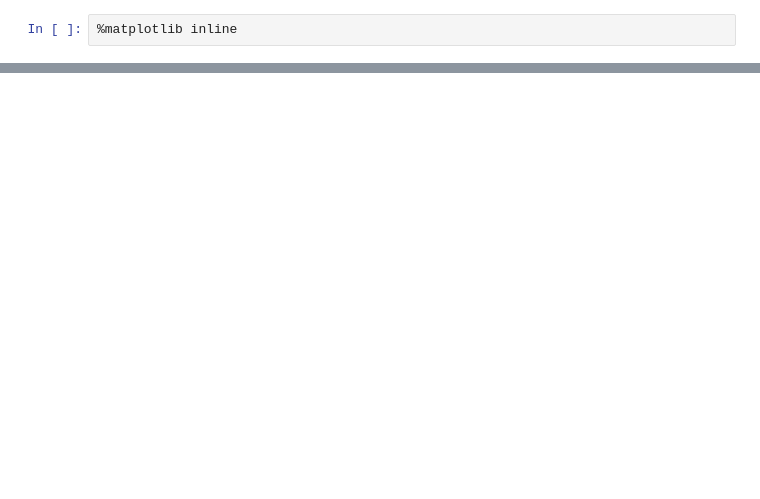
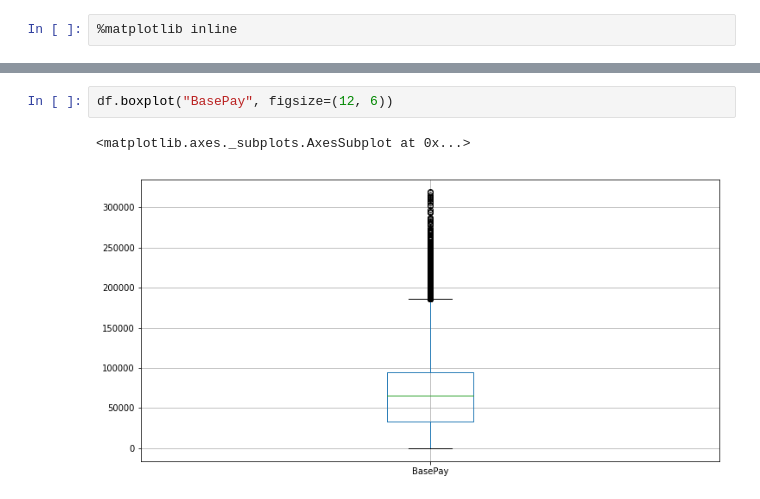
Before and after one commit to jslimaye/Data-Mining, a Jupyter notebook: Experiment2.ipynb, the cells around one changed output, grey strips where cells are left out. Saved outputs shown, nothing was run; the diff lists cells and outputs as text; blank space fills up the shorter version.

```diff
--- a/Experiment2.ipynb
+++ b/Experiment2.ipynb
@@ -53,0 +100,5 @@ sns.jointplot(x="Year", y="TotalPay", data=df, size=5)
+# %%
+df.boxplot("BasePay", figsize=(12, 6))
+# %% [output]
+<matplotlib.axes._subplots.AxesSubplot at 0x...>
+[figure, added]
```
Also changed, not shown: parts of 44 cells of this notebook, 1 other file.
